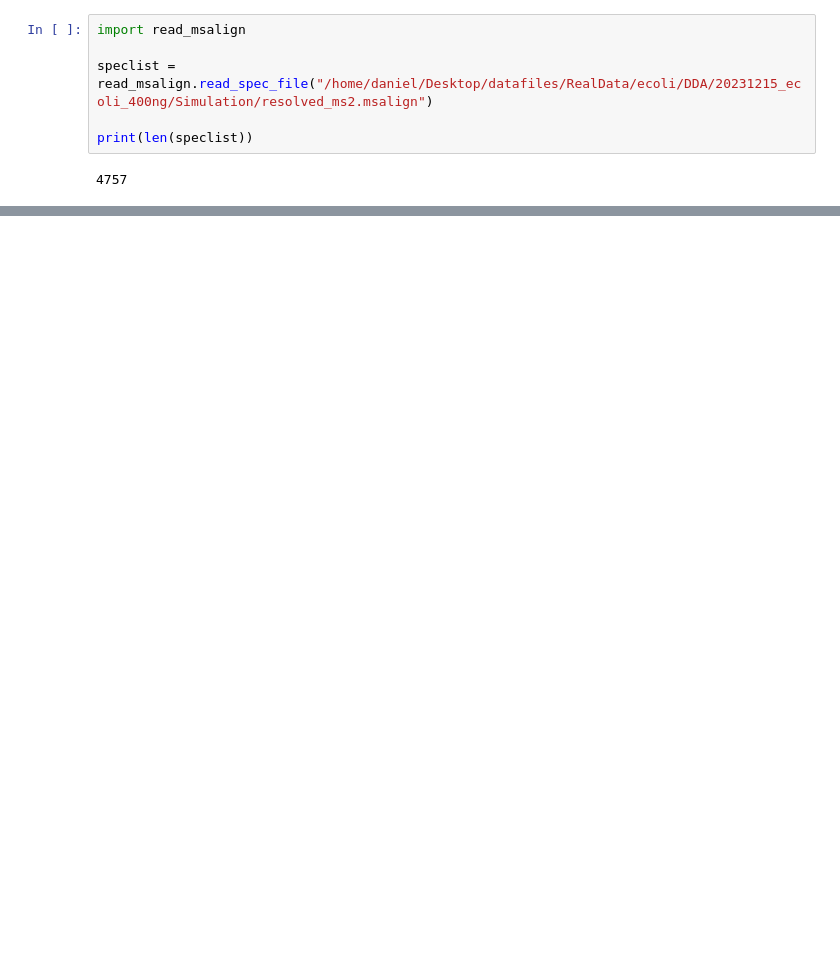
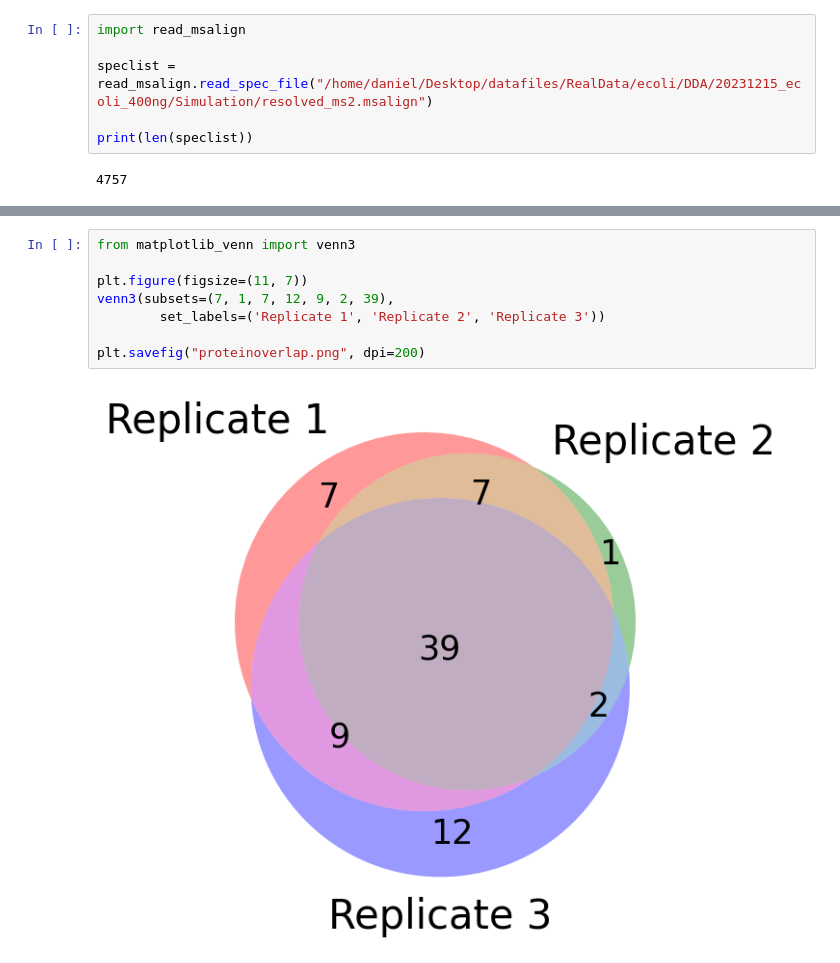
Before and after one commit to todanielwang/TopMPI, a Jupyter notebook: notebook.ipynb, the cells around one changed output, grey strips where cells are left out. Drawn from its saved outputs; the diff is of its cells as text; blank space fills up the shorter version.

```diff
--- a/notebook.ipynb
+++ b/notebook.ipynb
@@ -1693,0 +2139,10 @@ filtered
+# %%
+from matplotlib_venn import venn3
+
+plt.figure(figsize=(11, 7))
+venn3(subsets=(7, 1, 7, 12, 9, 2, 39),
+        set_labels=('Replicate 1', 'Replicate 2', 'Replicate 3'))
+
+plt.savefig("proteinoverlap.png", dpi=200)
+# %% [output]
+[figure, added]
```
Also changed, not shown: parts of 20 cells of this notebook, 16 other files.
